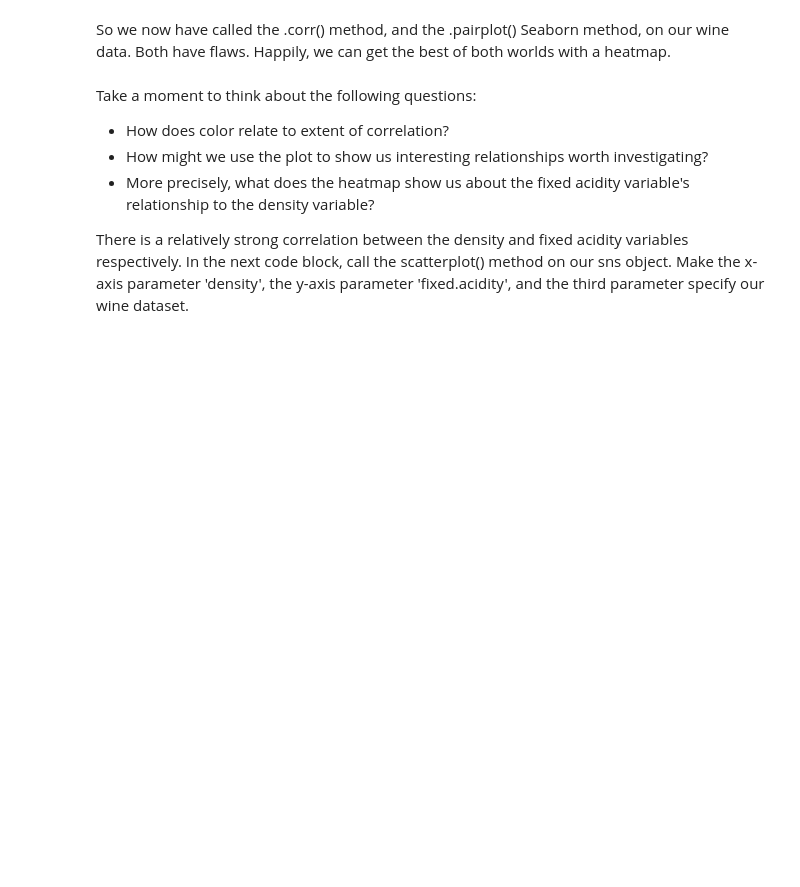
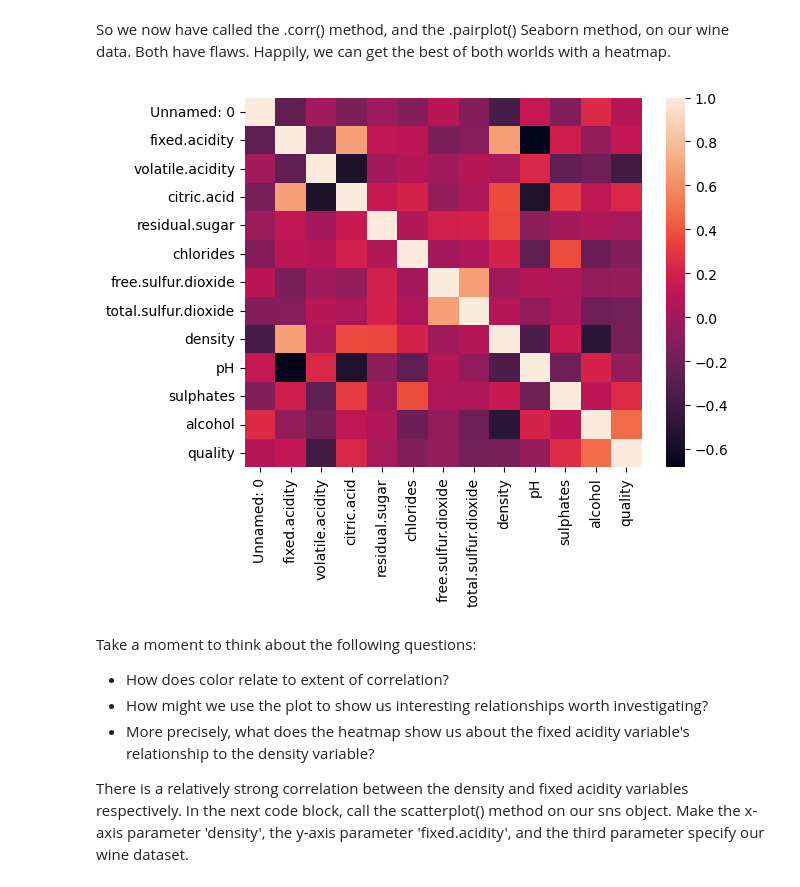
Before and after one commit to MsEM11/Linear_Regression_Case_Study, a Jupyter notebook: Springboard Regression Case Study - the Red Wine Dataset - Tier 3.ipynb, the cells around one changed output. Drawn from its saved outputs; the diff is of its cells as text; code cells hidden in the pictures; blank space fills up the shorter version.

```diff
--- a/Springboard Regression Case Study - the Red Wine Dataset - Tier 3.ipynb
+++ b/Springboard Regression Case Study - the Red Wine Dataset - Tier 3.ipynb
@@ -212,7 +215,9 @@ Here's a couple things you might have noticed:
 So we now have called the .corr() method, and the .pairplot() Seaborn method, on our wine data. Both have flaws. Happily, we can get the best of both worlds with a heatmap.
 # %%
 # Make a heatmap of the data
-_ _ _
+sns.heatmap(wines.corr());
+# %% [output]
+[figure, added]
 # %% [markdown]
 Take a moment to think about the following questions:
 - How does color relate to extent of correlation?
```
Also changed, not shown: parts of 3 cells of this notebook.
